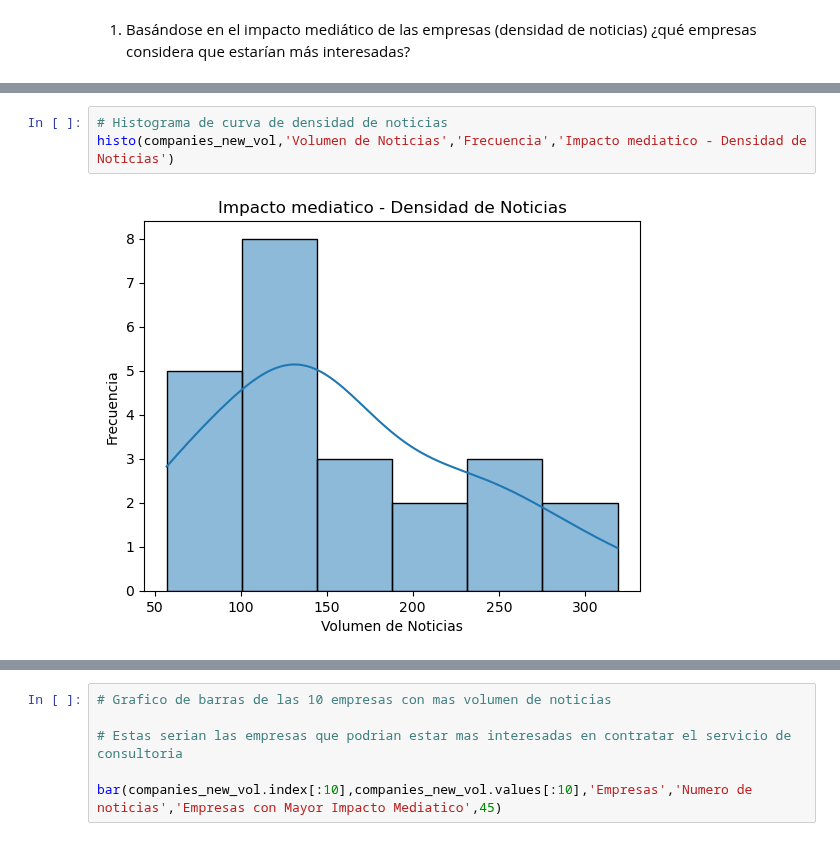
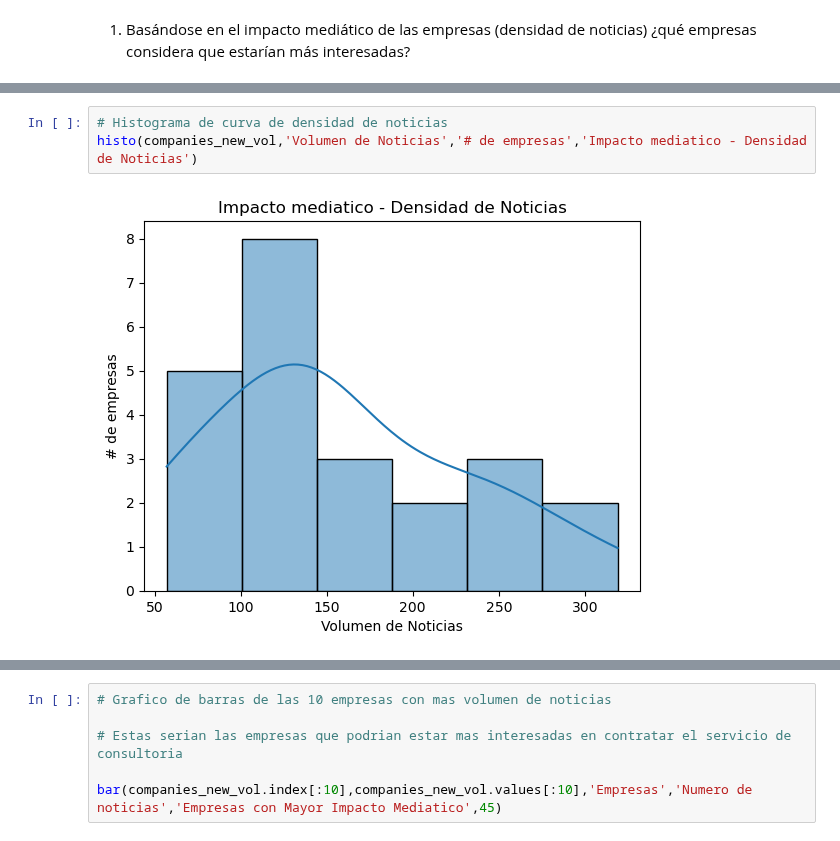
Before and after one commit to 0Ellias0/accenture_study_case, a Jupyter notebook: solution.ipynb, the cells around one changed output, grey strips where cells are left out. Drawn from its saved outputs; the diff is of its cells as text.

```diff
--- a/solution.ipynb
+++ b/solution.ipynb
@@ -88,7 +106,7 @@ Feriota          57
 Name: Titulo, dtype: int64
 # %%
 # Histograma de curva de densidad de noticias
-histo(companies_new_vol,'Volumen de Noticias','Frecuencia','Impacto mediatico - Densidad de Noticias')
+histo(companies_new_vol,'Volumen de Noticias','# de empresas','Impacto mediatico - Densidad de Noticias')
 # %% [output]
-[figure, old version]
+[figure, new version]
 # %%
```
Also changed, not shown: parts of 11 cells of this notebook.
